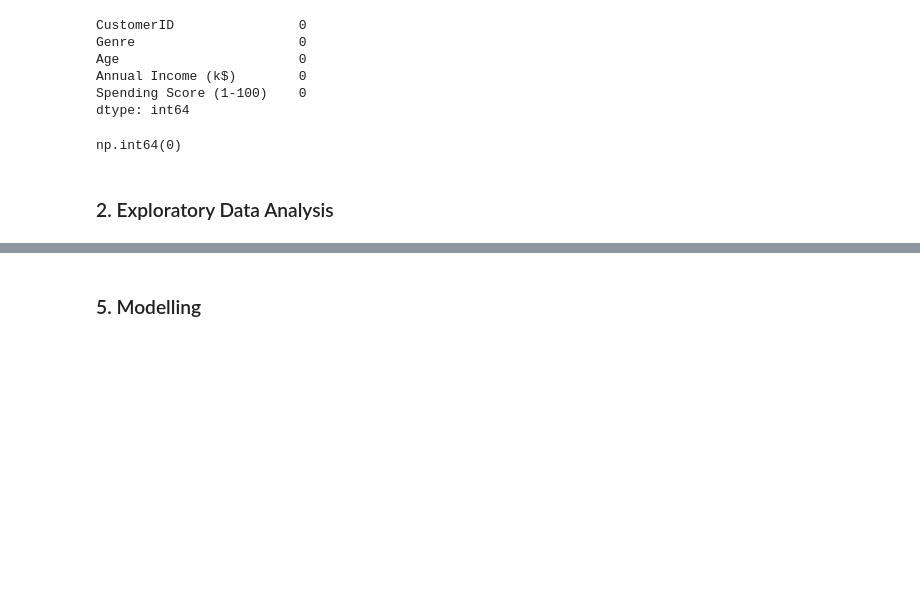
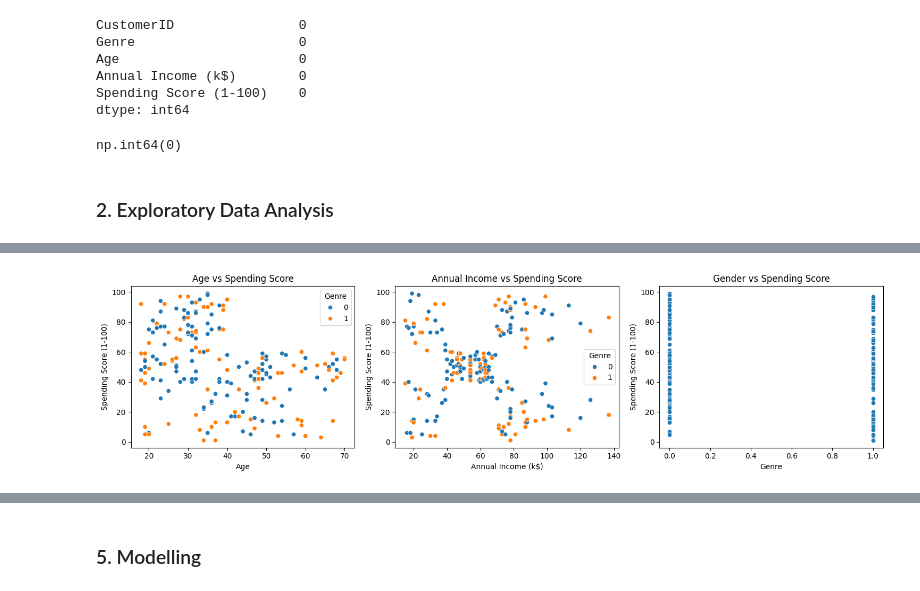
Before and after one commit to BrainsCorp/Data-Science-Stuff, a Jupyter notebook: Mall_Customer_Segmentation/mall_customer_segmentation_nb.ipynb, the cells around one changed output, grey strips where cells are left out. Cells and saved outputs as stored; diff of their text form; code cells hidden in the pictures; blank space fills up the shorter version.

```diff
--- a/Mall_Customer_Segmentation/mall_customer_segmentation_nb.ipynb
+++ b/Mall_Customer_Segmentation/mall_customer_segmentation_nb.ipynb
@@ -108,0 +167,26 @@ np.int64(0)
+# %%
+# ==================================================
+# 4. Scatterplots - Relationship to Spending Score
+# ==================================================
+# Observations:
+# - No strong linear relation between Age and Spending Score.
+# - Some clear patterns between Income and Spending Score (clusters).
+# - Gender doesn't show strong impact on Spending Score.
+plt.figure(figsize=(15, 4))
+
+plt.subplot(1, 3, 1)
+sns.scatterplot(data=df, x="Age", y="Spending Score (1-100)", hue="Genre")
+plt.title("Age vs Spending Score")
+
+plt.subplot(1, 3, 2)
+sns.scatterplot(data=df, x="Annual Income (k$)", y="Spending Score (1-100)", hue="Genre")
+plt.title("Annual Income vs Spending Score")
+
+plt.subplot(1, 3, 3)
+sns.scatterplot(data=df, x="Genre", y="Spending Score (1-100)")
+plt.title("Gender vs Spending Score")
+
+plt.tight_layout()
+plt.show()
+# %% [output]
+[figure, added]
```
Also changed, not shown: parts of 27 cells of this notebook.
